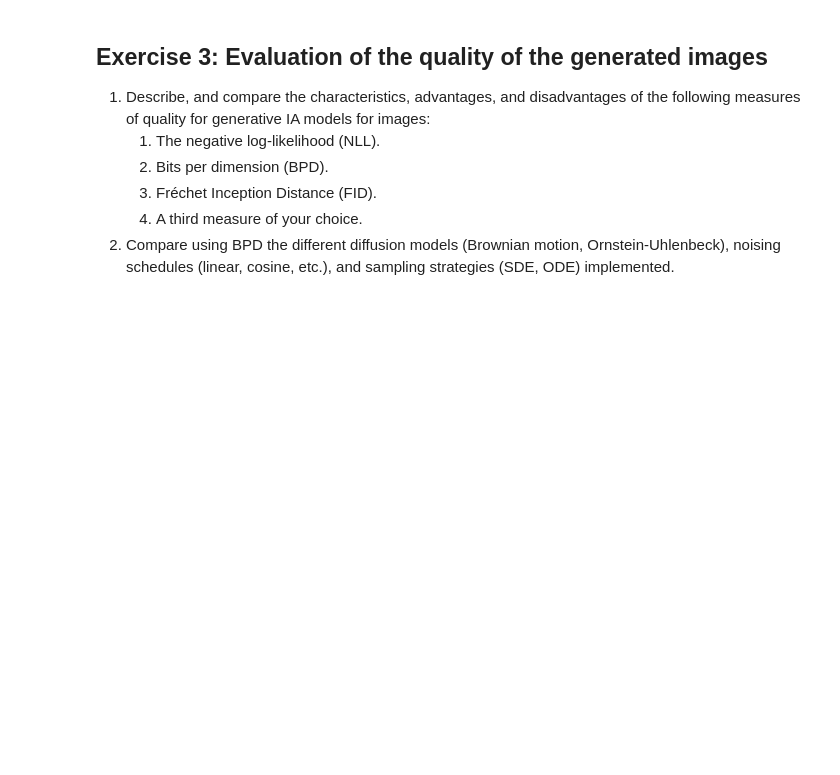
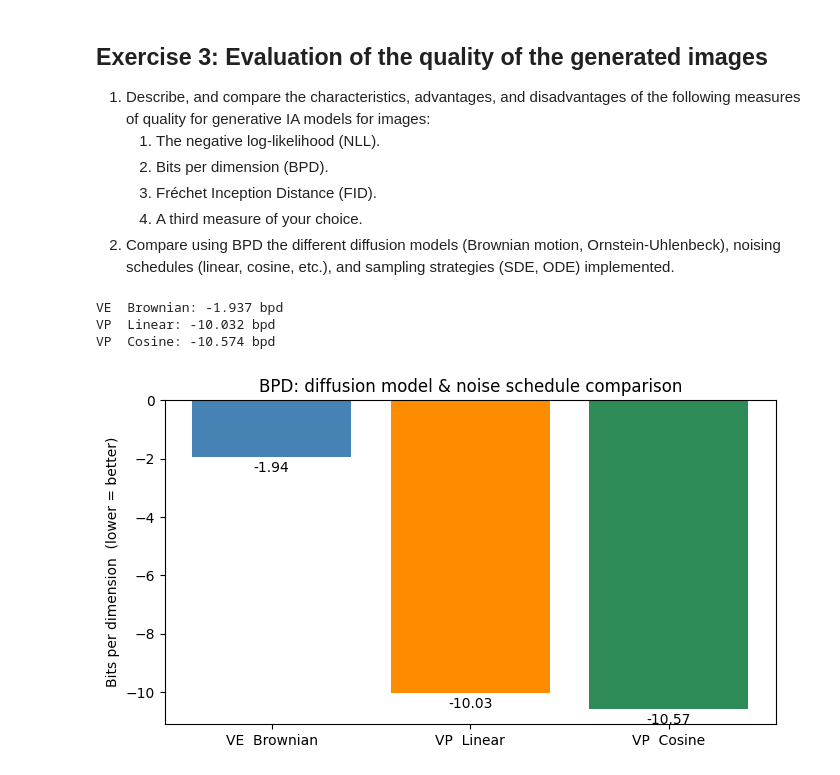
Before and after one commit to JosepDorronsoro/practicas3segundocuatri, a Jupyter notebook: apaut3/proyecto/proyecto_AAIII_02_diffusion_models/project_AAIII_teamCode_lastName1_lastName2.ipynb, the cells around one changed output. Cells and saved outputs as stored; diff of their text form; code cells hidden in the pictures; blank space fills up the shorter version.

```diff
--- a/apaut3/proyecto/proyecto_AAIII_02_diffusion_models/project_AAIII_teamCode_lastName1_lastName2.ipynb
+++ b/apaut3/proyecto/proyecto_AAIII_02_diffusion_models/project_AAIII_teamCode_lastName1_lastName2.ipynb
@@ -511,3 +561,56 @@ _ = plot_image_evolution(
     3. Fréchet Inception Distance (FID).
     4. A third measure of your choice.
 2. Compare using BPD the different diffusion models (Brownian motion, Ornstein-Uhlenbeck), noising schedules (linear, cosine, etc.), and sampling strategies (SDE, ODE) implemented.
+# %%
+import torch
+import matplotlib.pyplot as plt
+from score_model import ScoreNet
+from diffusion_lib import (
+    VEProcess, VPProcess, LinearSchedule, CosineSchedule,
+    EulerMaruyamaSampler, GenerativeDiffusionModel,
+)
+from torchvision import datasets, transforms
+from torch.utils.data import DataLoader
+
+device = torch.device('cuda' if torch.cuda.is_available() else 'cpu')
+
+# Held-out test set — 32 images is enough for a fast BPD estimate
+x_eval, _ = next(iter(
+    DataLoader(
+        datasets.MNIST(root='./data', train=False, download=True,
+                       transform=transforms.ToTensor()),
+        batch_size=32, shuffle=False,
+    )
+))
+
+# One entry per model: (label, process, checkpoint)
+configs = [
+    ('VE  Brownian',  VEProcess(sigma=25.0),               'mnist_brownian_trained.pth'),
+    ('VP  Linear',   VPProcess(schedule=LinearSchedule()), 'mnist_vp_linear_trained.pth'),
+    ('VP  Cosine',   VPProcess(schedule=CosineSchedule()), 'mnist_vp_cosine_trained.pth'),
+]
+
+# BPD uses the probability-flow ODE internally (compute_bpd in GenerativeDiffusionModel),
+# so results are independent of which sampler the model was trained / evaluated with.
+bpd_vals, labels = [], []
+for name, process, ckpt in configs:
+    net = ScoreNet(marginal_prob_std=process.sigma_t)
+    net.load_state_dict(torch.load(ckpt, map_location='cpu', weights_only=True))
+    gm_eval = GenerativeDiffusionModel(process, EulerMaruyamaSampler(), net, device)
+    bpd = gm_eval.compute_bpd(x_eval, n_steps=50, n_hutchinson=1).mean().item()
+    bpd_vals.append(bpd)
+    labels.append(name)
+    print(f'{name}: {bpd:.3f} bpd')
+
+fig, ax = plt.subplots(figsize=(7, 4))
+bars = ax.bar(labels, bpd_vals, color=['steelblue', 'darkorange', 'seagreen'])
+ax.bar_label(bars, fmt='%.2f', padding=3)
+ax.set_ylabel('Bits per dimension  (lower = better)')
+ax.set_title('BPD: diffusion model & noise schedule comparison')
+plt.tight_layout()
+plt.show()
+# %% [output]
+VE  Brownian: -1.937 bpd
+VP  Linear: -10.032 bpd
+VP  Cosine: -10.574 bpd
+[figure, added]
```
Also changed, not shown: parts of 22 cells of this notebook, 40 other files.
